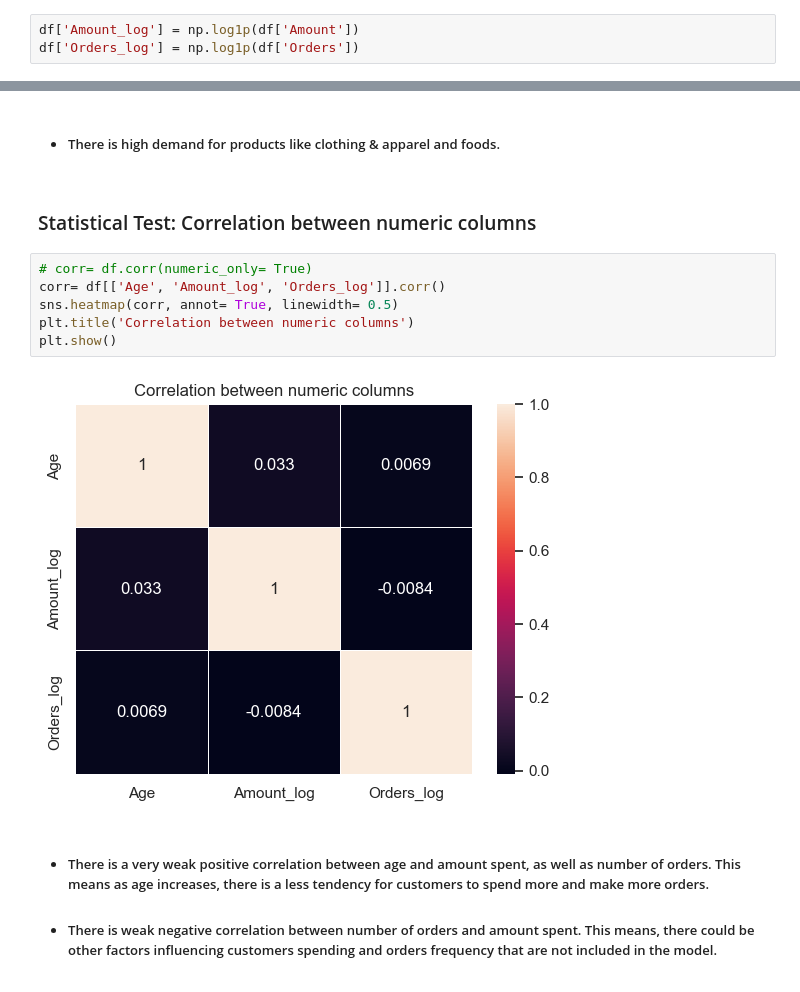
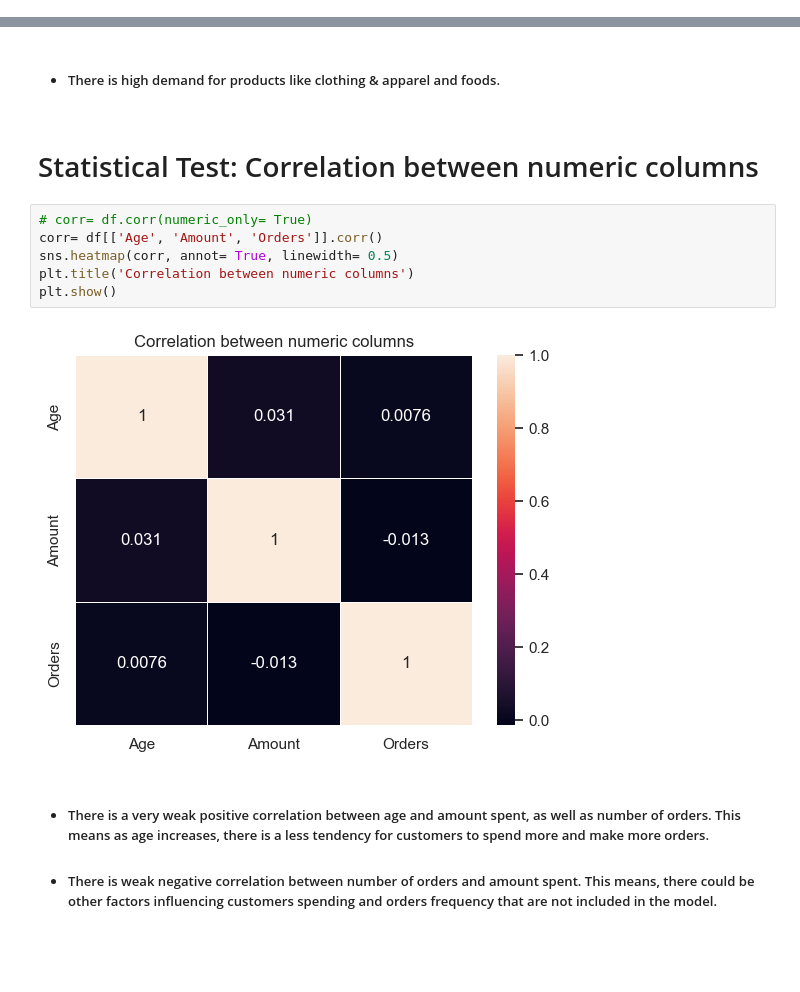
Before and after one commit to soumiksaha07/EDA_on_Diwali_Sales, a Jupyter notebook: EDA_Python.ipynb, the cells around one changed output, grey strips where cells are left out. Cells and saved outputs as stored; diff of their text form; blank space fills up the shorter version.

```diff
--- a/EDA_Python.ipynb
+++ b/EDA_Python.ipynb
@@ -200,3 +196,0 @@ plt.show()
-# %%
-df['Amount_log'] = np.log1p(df['Amount'])
-df['Orders_log'] = np.log1p(df['Orders'])
@@ -420,15 +400,15 @@ plt.show()
 # %% [markdown]
 * ##### There is high demand for products like clothing & apparel and foods.
 # %% [markdown]
-### Statistical Test: Correlation between numeric columns
+# Statistical Test: Correlation between numeric columns
 # %%
 # corr= df.corr(numeric_only= True)
-corr= df[['Age', 'Amount_log', 'Orders_log']].corr()
+corr= df[['Age', 'Amount', 'Orders']].corr()
 sns.heatmap(corr, annot= True, linewidth= 0.5)
 plt.title('Correlation between numeric columns')
 plt.show()
 # %% [output]
-[figure, old version]
+[figure, new version]
 # %% [markdown]
 * ##### There is a very weak positive correlation between age and amount spent, as well as number of orders. This means as age increases, there is a less tendency for customers to spend more and make more orders.
 * ##### There is weak negative correlation between number of orders and amount spent. This means, there could be other factors influencing customers spending and orders frequency that are not included in the model.
```
Also changed, not shown: parts of 21 cells of this notebook.
